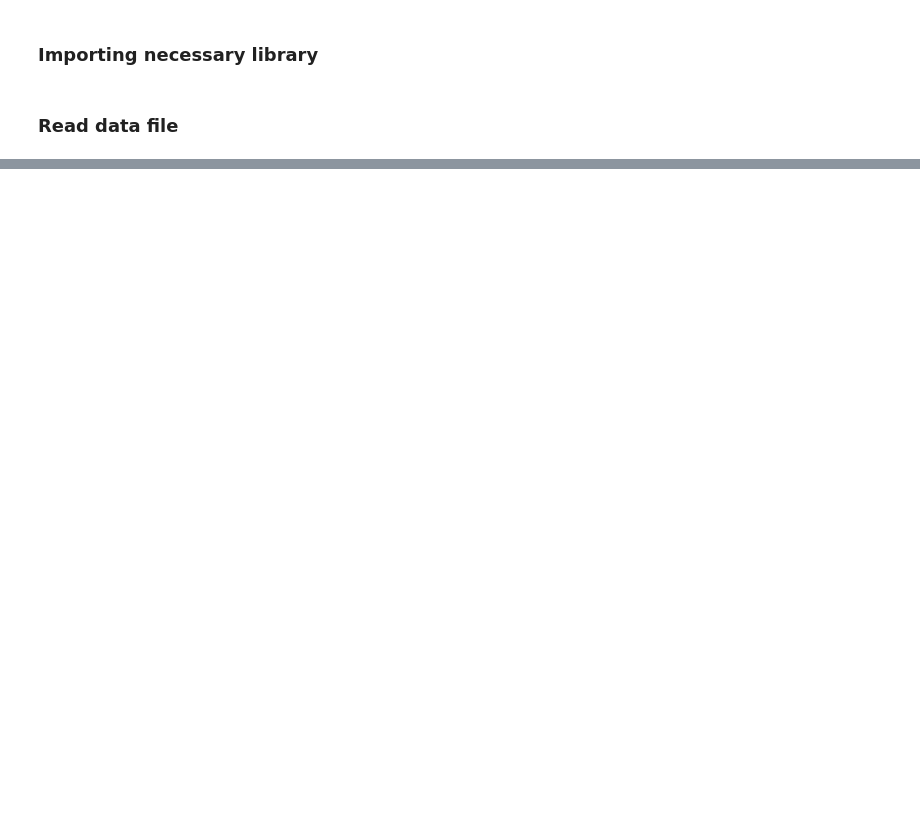
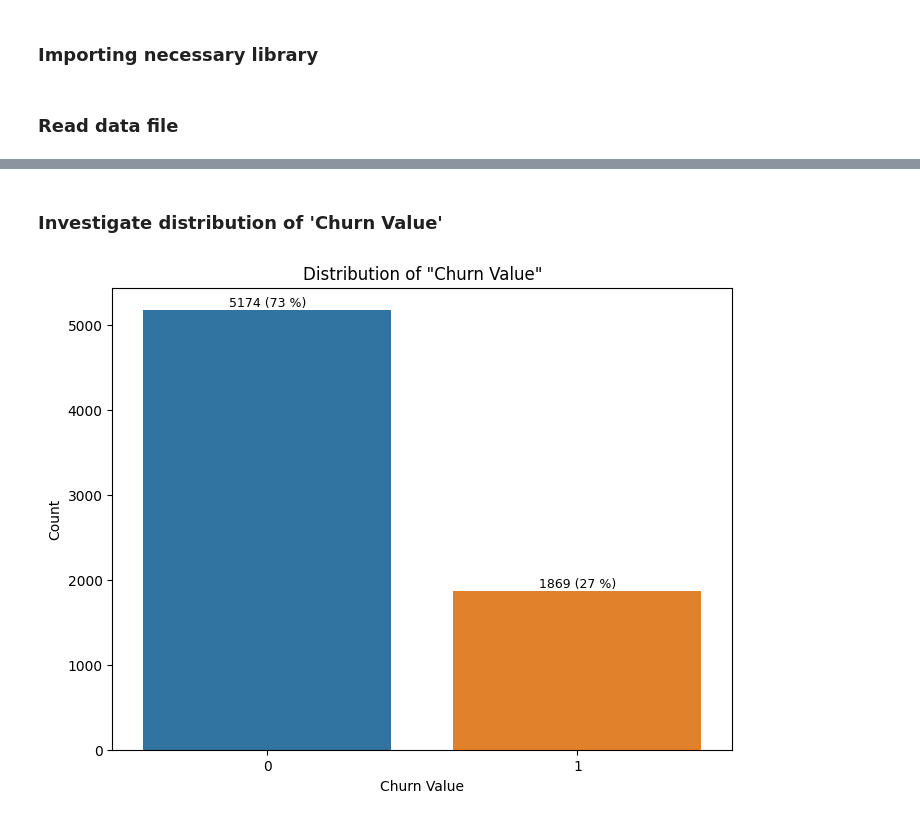
Before and after one commit to ABF-QC/Module2_Project2_team, a Jupyter notebook: notebook/Data_Analysis.ipynb, the cells around one changed output, grey strips where cells are left out. Saved outputs shown, nothing was run; the diff lists cells and outputs as text; code cells hidden in the pictures; blank space fills up the shorter version.

```diff
--- a/notebook/Data_Analysis.ipynb
+++ b/notebook/Data_Analysis.ipynb
@@ -37,0 +129,25 @@ churn_df
+# %% [markdown]
+### Investigate distribution of 'Churn Value'
+# %%
+# Create figure and adjust size
+plt.figure(figsize=(8,6))
+
+# Create count plot
+ax = sns.countplot(churn_df, x='Churn Value', hue='Churn Value', legend=False)
+
+# Add title
+ax.set_title('Distribution of "Churn Value"')
+
+# Add axis labels
+ax.set_xlabel('Churn Value')
+ax.set_ylabel('Count')
+
+# Add column labels
+for index, artist in enumerate(ax.containers) :
+    labels = [f'{v:.0f} ({(v/len(churn_df)) * 100:.0f} %)'  if v else '' for v in artist.datavalues]
+    ax.bar_label(artist, labels=labels, fontsize = 9)
+
+# Show plot
+plt.show()
+# %% [output]
+[figure, added]
```
Also changed, not shown: parts of 13 cells of this notebook, 2 other files.
